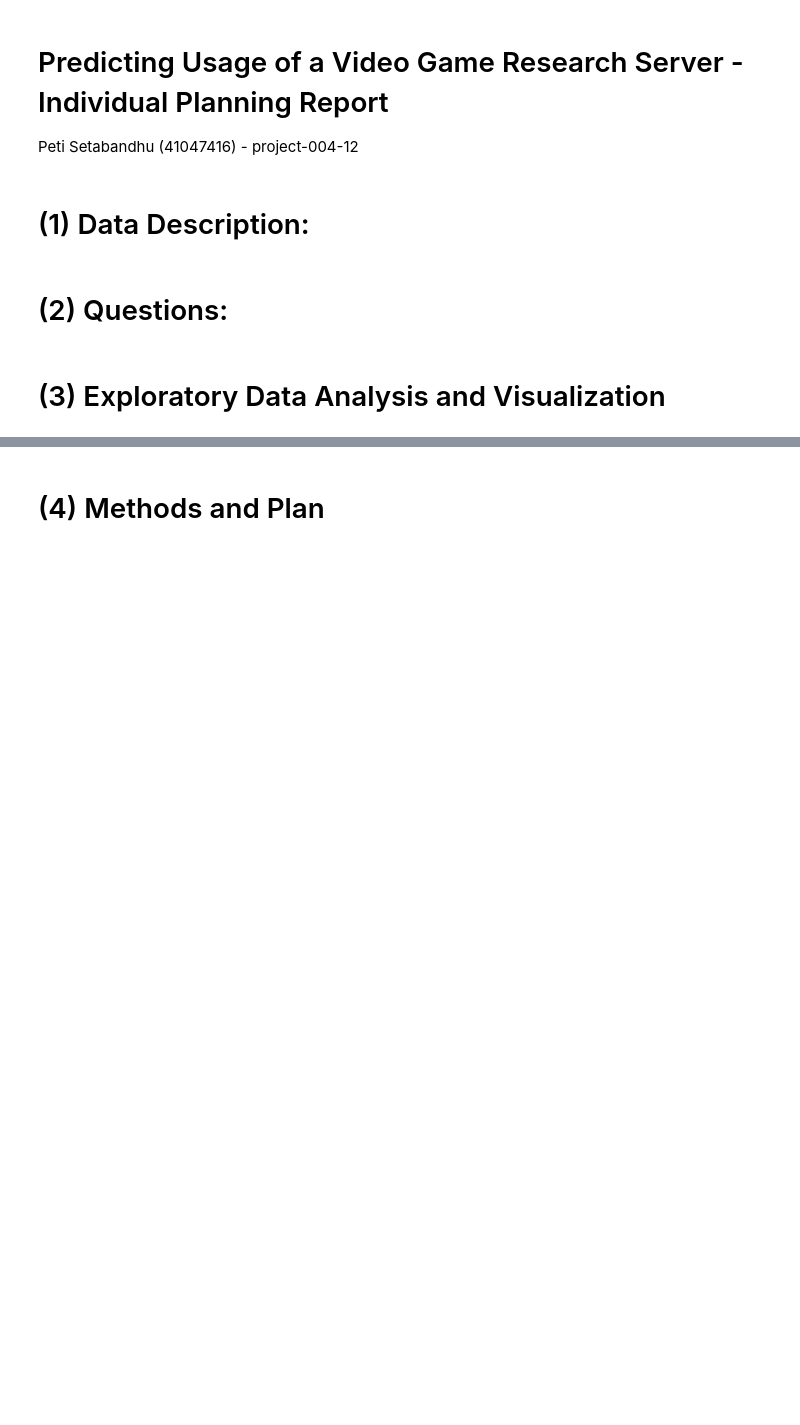
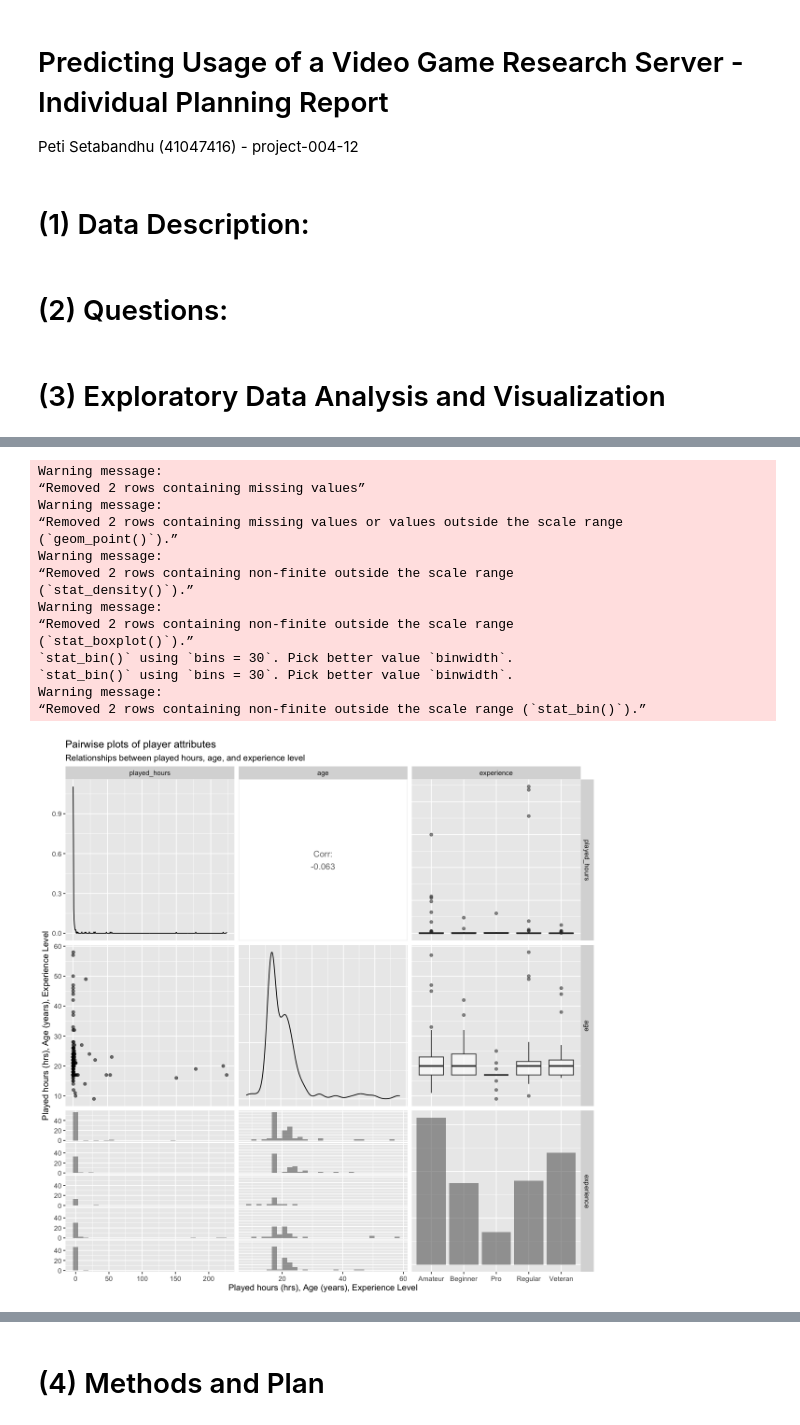
Before and after one commit to peteseta/dsci-100-project, a Jupyter notebook: planning-report.ipynb, the cells around one changed output, grey strips where cells are left out. Drawn from its saved outputs; the diff is of its cells as text; code cells hidden in the pictures; blank space fills up the shorter version.

Commit message:
added exploratory data anal and viz

```diff
--- a/planning-report.ipynb
+++ b/planning-report.ipynb
@@ -31,0 +75,13 @@ sessions
+# %%
+# clean data
+players <- players |>
+    clean_names() |>
+    mutate(experience = factor(experience),
+    gender = factor(gender))
+
+sessions <- sessions |>
+    clean_names() |>
+    select(-original_start_time, -original_end_time) # epoch already converted for us, so these are redundant
+
+players
+sessions
@@ -31,0 +121,30 @@ sessions
+# %%
+# preliminary visualization - pairplot
+options(repr.plot.width = 10, repr.plot.height = 10)
+
+players_pairs <- players |>
+    select(played_hours, age, experience) |>
+    ggpairs(mapping = aes(alpha = 0.4)) +
+    labs(title = "Pairwise plots of player attributes",
+         subtitle = "Relationships between played hours, age, and experience level",
+         x = "Played hours (hrs), Age (years), Experience Level",
+         y = "Played hours (hrs), Age (years), Experience Level")
+
+players_pairs
+# %% [output]
+Warning message:
+“Removed 2 rows containing missing values”
+Warning message:
+“Removed 2 rows containing missing values or values outside the scale range
+(`geom_point()`).”
+Warning message:
+“Removed 2 rows containing non-finite outside the scale range
+(`stat_density()`).”
+Warning message:
+“Removed 2 rows containing non-finite outside the scale range
+(`stat_boxplot()`).”
+`stat_bin()` using `bins = 30`. Pick better value `binwidth`.
+`stat_bin()` using `bins = 30`. Pick better value `binwidth`.
+Warning message:
+“Removed 2 rows containing non-finite outside the scale range (`stat_bin()`).”
+[figure, added]
```
Also changed, not shown: parts of 5 cells of this notebook.
